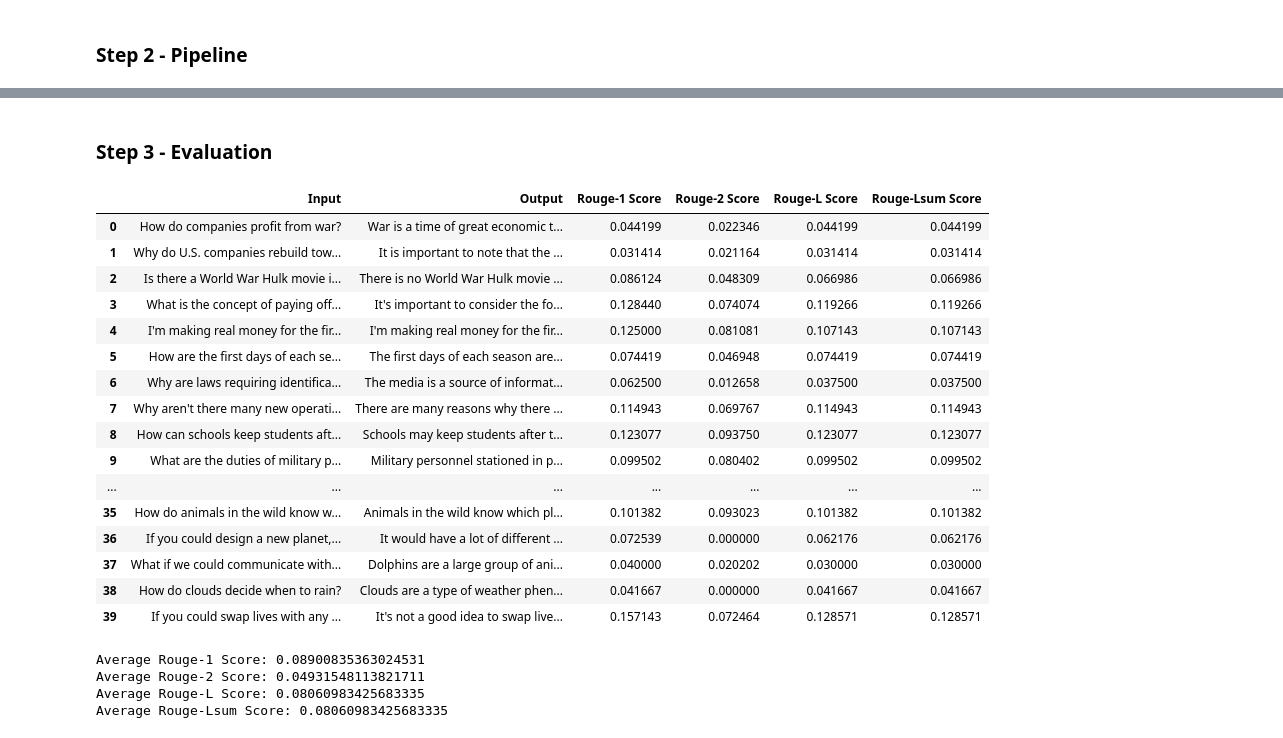
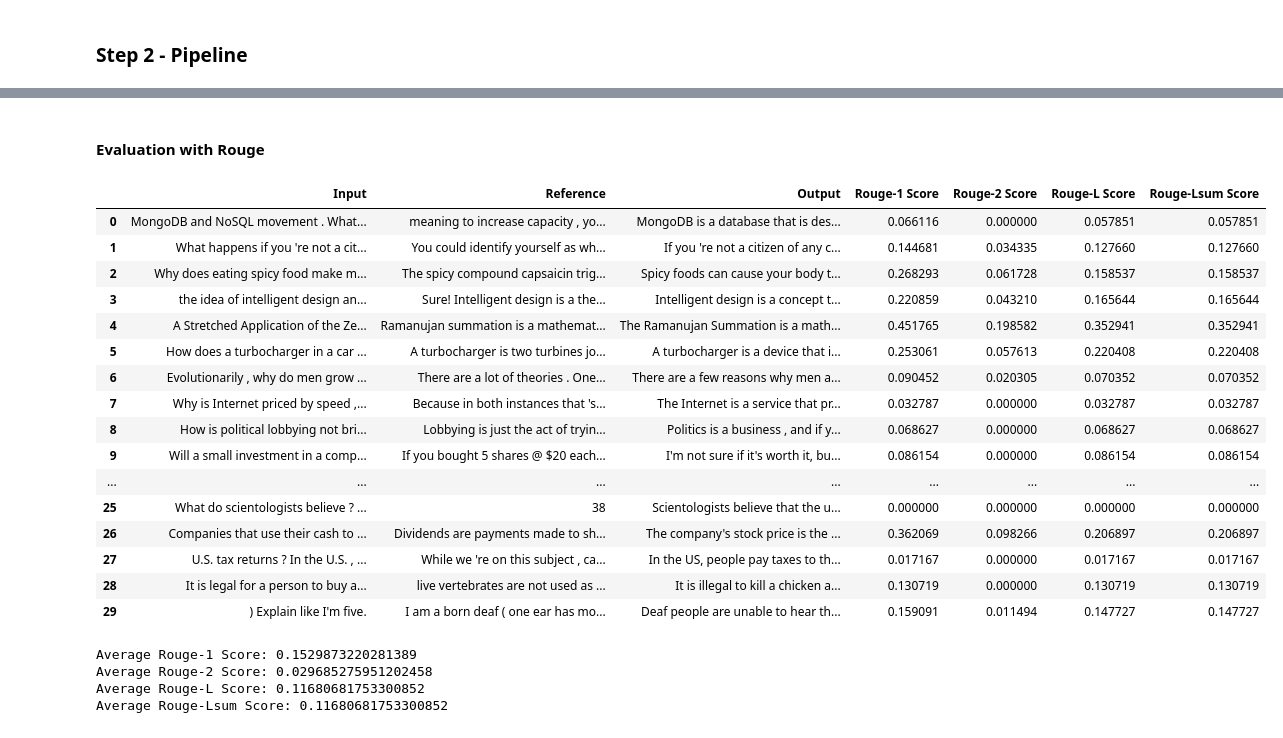
Before and after one commit to YanSte/NLP-LLM-Fine-tuning-QA-LoRA-T5, a Jupyter notebook: nlp-llm-fine-tuning-lora-t5-l.ipynb, the cells around one changed output, grey strips where cells are left out. Saved outputs shown, nothing was run; the diff lists cells and outputs as text; code cells hidden in the pictures.

```diff
--- a/nlp-llm-fine-tuning-lora-t5-l.ipynb
+++ b/nlp-llm-fine-tuning-lora-t5-l.ipynb
@@ -962,3 +998,17 @@ Add prefix
 transformed_questions = [prefix + question for question in questions]
 
 generated_texts = text_generation_pipeline(transformed_questions, do_sample=True)
+# %%
+predictions = [output_text["generated_text"] for output_text in generated_texts]
+references = [input_text.split(":")[-1].strip() for input_text in questions]
+
+data = []
+for question, generated_text in zip(questions, generated_texts):
+    data.append({
+        "Input": question.split(":")[-1].strip(),
+        "Output": generated_text["generated_text"]
+    })
+
+df = pd.DataFrame(data)
+
+display(df)
@@ -965,66 +1033,74 @@ generated_texts = text_generation_pipeline(transformed_questions, do_sample=True
 # %% [markdown]
-### Step 3 - Evaluation
+#### Evaluation with Rouge
+# %%
+df_question = df.sample(n=30, random_state=seed)
+# %%
+questions = [prefix + question for question in df_question['question']]
+
+answers = df_question['answer']
+
+questions = [prefix + question for question in questions]
+
+generated_texts = text_generation_pipeline(questions, do_sample=True)
 # %%
 # Calculating Rouge scores
-predictions = [output_text["generated_text"] for output_text in generated_texts]
-references = [input_text.split(":")[-1].strip() for input_text in questions]
-
 rouge_1_scores = []
 rouge_2_scores = []
 rouge_l_scores = []
 rouge_lsum_scores = []
 
 data = []
-for question, generated_text in zip(questions, generated_texts):
-    rouge_result = rouge_metric.compute(predictions=[generated_text["generated_text"]], references=[question.split(":")[-1].strip()])
+for question, answers, generated_text in zip(questions, answers, generated_texts):
+    rouge_result = rouge_metric.compute(predictions=[generated_text["generated_text"]], references=[answers.split(":")[-1].strip()])
 
     rouge_1_scores.append(rouge_result['rouge1'])
     rouge_2_scores.append(rouge_result['rouge2'])
     rouge_l_scores.append(rouge_result['rougeL'])
     rouge_lsum_scores.append(rouge_result['rougeLsum'])
 
     data.append({
         "Input": question.split(":")[-1].strip(),
+        "Reference": answers.split(":")[-1].strip(),
         "Output": generated_text["generated_text"],
         "Rouge-1 Score": rouge_result['rouge1'],
         "Rouge-2 Score": rouge_result['rouge2'],
         "Rouge-L Score": rouge_result['rougeL'],
         "Rouge-Lsum Score": rouge_result['rougeLsum'],
     })
 
-df = pd.DataFrame(data)
+df_result = pd.DataFrame(data)
 
-display(df)
+display(df_result)
 
 # Calculate and print the average Rouge scores
 avg_rouge_1 = sum(rouge_1_scores) / len(rouge_1_scores)
 avg_rouge_2 = sum(rouge_2_scores) / len(rouge_2_scores)
 avg_rouge_l = sum(rouge_l_scores) / len(rouge_l_scores)
 avg_rouge_lsum = sum(rouge_lsum_scores) / len(rouge_lsum_scores)
 
 print(f"Average Rouge-1 Score: {avg_rouge_1}")
 print(f"Average Rouge-2 Score: {avg_rouge_2}")
 print(f"Average Rouge-L Score: {avg_rouge_l}")
 print(f"Average Rouge-Lsum Score: {avg_rouge_lsum}")
 # %% [output]
-|  | Input | Output | Rouge-1 Score | Rouge-2 Score | Rouge-L Score | Rouge-Lsum Score |
-| 0 | How do companies profit from war? | War is a time of great economic t... | 0.044199 | 0.022346 | 0.044199 | 0.044199 |
-| 1 | Why do U.S. companies rebuild tow... | It is important to note that the ... | 0.031414 | 0.021164 | 0.031414 | 0.031414 |
-| 2 | Is there a World War Hulk movie i... | There is no World War Hulk movie ... | 0.086124 | 0.048309 | 0.066986 | 0.066986 |
-| 3 | What is the concept of paying off... | It's important to consider the fo... | 0.128440 | 0.074074 | 0.119266 | 0.119266 |
-| 4 | I'm making real money for the fir... | I'm making real money for the fir... | 0.125000 | 0.081081 | 0.107143 | 0.107143 |
-| 5 | How are the first days of each se... | The first days of each season are... | 0.074419 | 0.046948 | 0.074419 | 0.074419 |
-| 6 | Why are laws requiring identifica... | The media is a source of informat... | 0.062500 | 0.012658 | 0.037500 | 0.037500 |
-| 7 | Why aren't there many new operati... | There are many reasons why there ... | 0.114943 | 0.069767 | 0.114943 | 0.114943 |
-| 8 | How can schools keep students aft... | Schools may keep students after t... | 0.123077 | 0.093750 | 0.123077 | 0.123077 |
-| 9 | What are the duties of military p... | Military personnel stationed in p... | 0.099502 | 0.080402 | 0.099502 | 0.099502 |
-| ... | ... | ... | ... | ... | ... | ... |
-| 35 | How do animals in the wild know w... | Animals in the wild know which pl... | 0.101382 | 0.093023 | 0.101382 | 0.101382 |
-| 36 | If you could design a new planet,... | It would have a lot of different ... | 0.072539 | 0.000000 | 0.062176 | 0.062176 |
-| 37 | What if we could communicate with... | Dolphins are a large group of ani... | 0.040000 | 0.020202 | 0.030000 | 0.030000 |
-| 38 | How do clouds decide when to rain? | Clouds are a type of weather phen... | 0.041667 | 0.000000 | 0.041667 | 0.041667 |
-| 39 | If you could swap lives with any ... | It's not a good idea to swap live... | 0.157143 | 0.072464 | 0.128571 | 0.128571 |
+|  | Input | Reference | Output | Rouge-1 Score | Rouge-2 Score | Rouge-L Score | Rouge-Lsum Score |
+| 0 | MongoDB and NoSQL movement . What... | meaning to increase capacity , yo... | MongoDB is a database that is des... | 0.066116 | 0.000000 | 0.057851 | 0.057851 |
+| 1 | What happens if you 're not a cit... | You could identify yourself as wh... | If you 're not a citizen of any c... | 0.144681 | 0.034335 | 0.127660 | 0.127660 |
+| 2 | Why does eating spicy food make m... | The spicy compound capsaicin trig... | Spicy foods can cause your body t... | 0.268293 | 0.061728 | 0.158537 | 0.158537 |
+| 3 | the idea of intelligent design an... | Sure! Intelligent design is a the... | Intelligent design is a concept t... | 0.220859 | 0.043210 | 0.165644 | 0.165644 |
+| 4 | A Stretched Application of the Ze... | Ramanujan summation is a mathemat... | The Ramanujan Summation is a math... | 0.451765 | 0.198582 | 0.352941 | 0.352941 |
+| 5 | How does a turbocharger in a car ... | A turbocharger is two turbines jo... | A turbocharger is a device that i... | 0.253061 | 0.057613 | 0.220408 | 0.220408 |
+| 6 | Evolutionarily , why do men grow ... | There are a lot of theories . One... | There are a few reasons why men a... | 0.090452 | 0.020305 | 0.070352 | 0.070352 |
+| 7 | Why is Internet priced by speed ,... | Because in both instances that 's... | The Internet is a service that pr... | 0.032787 | 0.000000 | 0.032787 | 0.032787 |
+| 8 | How is political lobbying not bri... | Lobbying is just the act of tryin... | Politics is a business , and if y... | 0.068627 | 0.000000 | 0.068627 | 0.068627 |
+| 9 | Will a small investment in a comp... | If you bought 5 shares @ $20 each... | I'm not sure if it's worth it, bu... | 0.086154 | 0.000000 | 0.086154 | 0.086154 |
+| ... | ... | ... | ... | ... | ... | ... | ... |
+| 25 | What do scientologists believe ? ... | 38 | Scientologists believe that the u... | 0.000000 | 0.000000 | 0.000000 | 0.000000 |
+| 26 | Companies that use their cash to ... | Dividends are payments made to sh... | The company's stock price is the ... | 0.362069 | 0.098266 | 0.206897 | 0.206897 |
+| 27 | U.S. tax returns ? In the U.S. , ... | While we 're on this subject , ca... | In the US, people pay taxes to th... | 0.017167 | 0.000000 | 0.017167 | 0.017167 |
+| 28 | It is legal for a person to buy a... | live vertebrates are not used as ... | It is illegal to kill a chicken a... | 0.130719 | 0.000000 | 0.130719 | 0.130719 |
+| 29 | ) Explain like I'm five. | I am a born deaf ( one ear has mo... | Deaf people are unable to hear th... | 0.159091 | 0.011494 | 0.147727 | 0.147727 |
-Average Rouge-1 Score: 0.08900835363024531
-Average Rouge-2 Score: 0.04931548113821711
-Average Rouge-L Score: 0.08060983425683335
-Average Rouge-Lsum Score: 0.08060983425683335
+Average Rouge-1 Score: 0.1529873220281389
+Average Rouge-2 Score: 0.029685275951202458
+Average Rouge-L Score: 0.11680681753300852
+Average Rouge-Lsum Score: 0.11680681753300852
```
Also changed, not shown: parts of 6 cells of this notebook.
